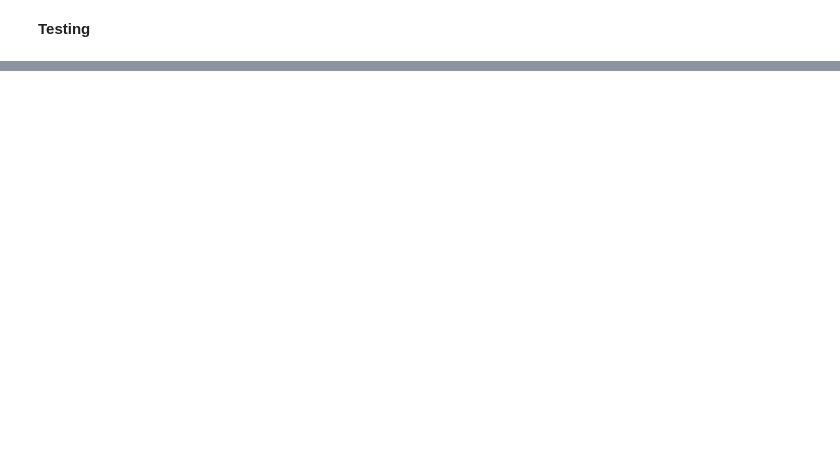
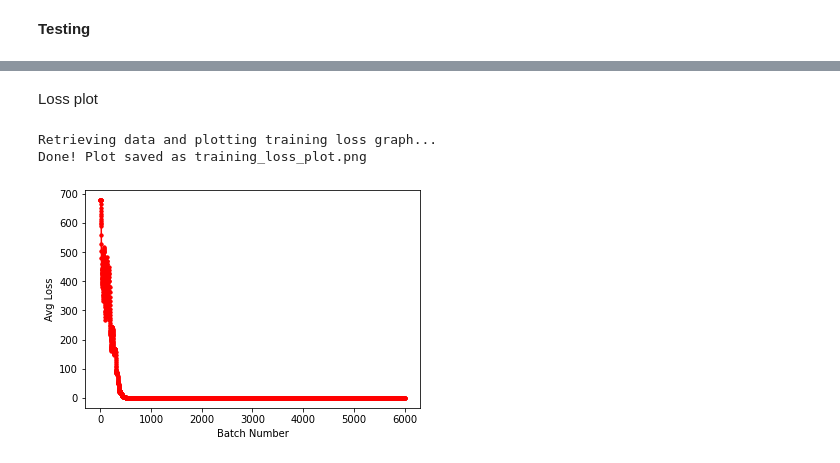
Before and after one commit to kristinadj/FlagRecognition, a Jupyter notebook: jupyter-notebooks/TrainYoloWithCuda.ipynb, the cells around one changed output, grey strips where cells are left out. Drawn from its saved outputs; the diff is of its cells as text; code cells hidden in the pictures; blank space fills up the shorter version.

```diff
--- a/jupyter-notebooks/TrainYoloWithCuda.ipynb
+++ b/jupyter-notebooks/TrainYoloWithCuda.ipynb
@@ -182,0 +212,30 @@ def download(path):
+# %% [markdown]
+Loss plot
+# %%
+import sys
+import matplotlib.pyplot as plt
+
+def plot_loss(trainlog):
+  lines = []
+  for line in open(trainlog):
+    if "avg" in line:
+        lines.append(line)
+
+  iterations = []
+  avg_loss = []
+
+  print('Retrieving data and plotting training loss graph...')
+  for i in range(len(lines)):
+    lineParts = lines[i].split(',')
+    iterations.append(int(lineParts[0].split(':')[0]))
+    avg_loss.append(float(lineParts[1].split()[0]))
+
+  fig = plt.figure()
+  for i in range(0, len(lines)):
+    plt.plot(iterations[i:i+2], avg_loss[i:i+2], 'r.-')
+
+  plt.xlabel('Batch Number')
+  plt.ylabel('Avg Loss')
+  fig.savefig('training_loss_plot.png', dpi=1000)
+
+  print('Done! Plot saved as training_loss_plot.png')
@@ -182,0 +244,6 @@ def download(path):
+# %%
+plot_loss('/content/gdrive/My Drive/SOFT/weights/train.log')
+# %% [output]
+Retrieving data and plotting training loss graph...
+Done! Plot saved as training_loss_plot.png
+[figure, added]
```
Also changed, not shown: parts of 8 cells of this notebook, 2 other files.
